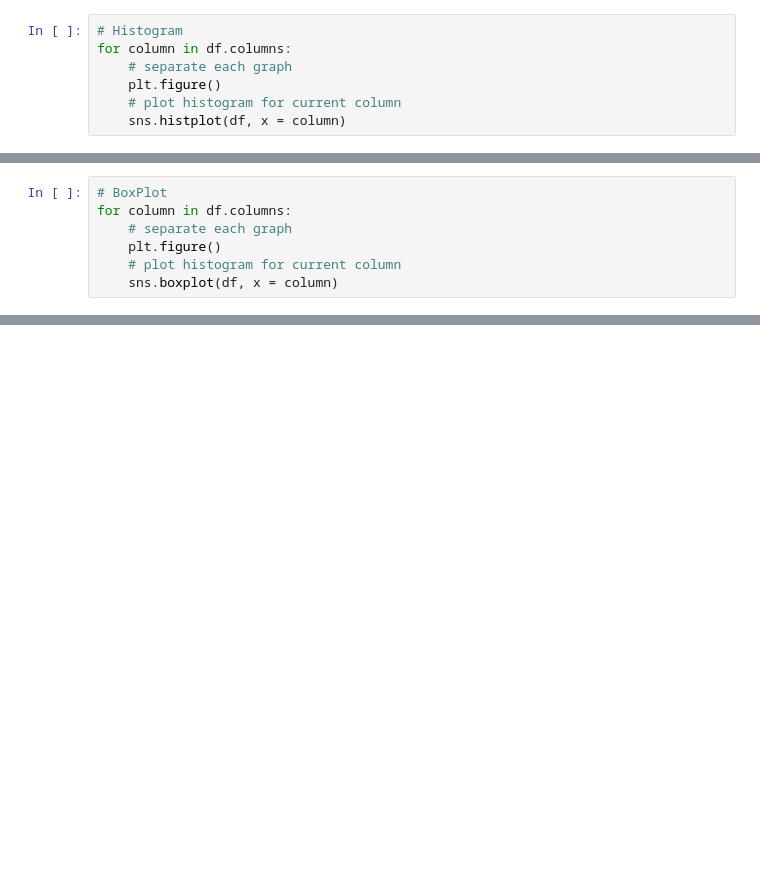
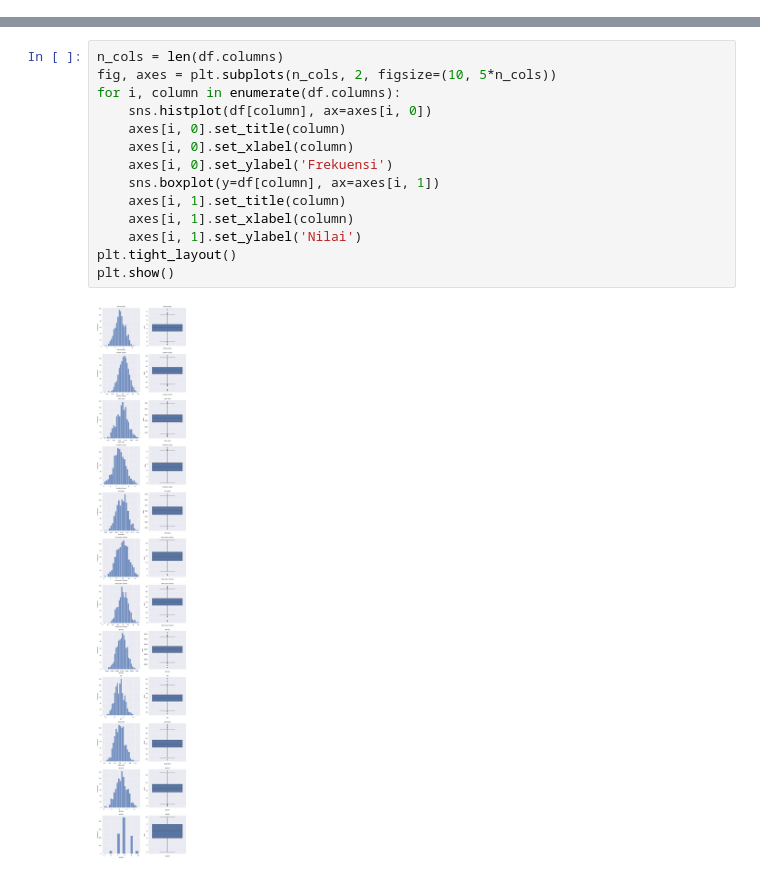
Before and after one commit to Jimly-Firdaus/Tubes_Probstat, a Jupyter notebook: nomor_2.ipynb, the cells around one changed output, grey strips where cells are left out. Saved outputs shown, nothing was run; the diff lists cells and outputs as text; blank space fills up the shorter version.

```diff
--- a/nomor_2.ipynb
+++ b/nomor_2.ipynb
@@ -8,10 +10,3 @@ import seaborn as sns
 # Load dataset
 df = pd.read_csv('anggur.csv')
 sns.set_theme()
-# %%
-# Histogram
-for column in df.columns:
-    # separate each graph
-    plt.figure()
-    # plot histogram for current column
-    sns.histplot(df, x = column)
@@ -31,7 +12,0 @@ for column in df.columns:
-# %%
-# BoxPlot
-for column in df.columns:
-    # separate each graph
-    plt.figure()
-    # plot histogram for current column
-    sns.boxplot(df, x = column)
@@ -50,0 +16,16 @@ for column in df.columns:
+# %%
+n_cols = len(df.columns)
+fig, axes = plt.subplots(n_cols, 2, figsize=(10, 5*n_cols))
+for i, column in enumerate(df.columns):
+    sns.histplot(df[column], ax=axes[i, 0])
+    axes[i, 0].set_title(column)
+    axes[i, 0].set_xlabel(column)
+    axes[i, 0].set_ylabel('Frekuensi')
+    sns.boxplot(y=df[column], ax=axes[i, 1])
+    axes[i, 1].set_title(column)
+    axes[i, 1].set_xlabel(column)
+    axes[i, 1].set_ylabel('Nilai')
+plt.tight_layout()
+plt.show()
+# %% [output]
+[figure, added]
```
Also changed, not shown: parts of 6 cells of this notebook.
